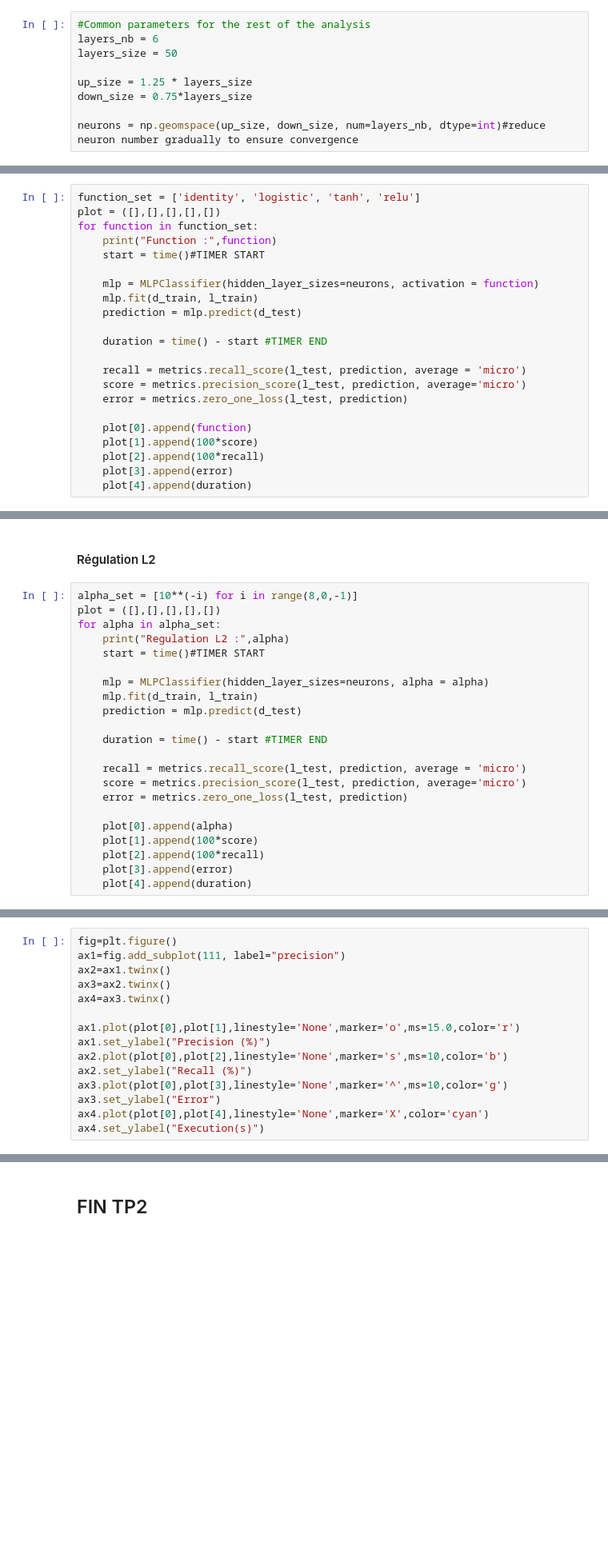
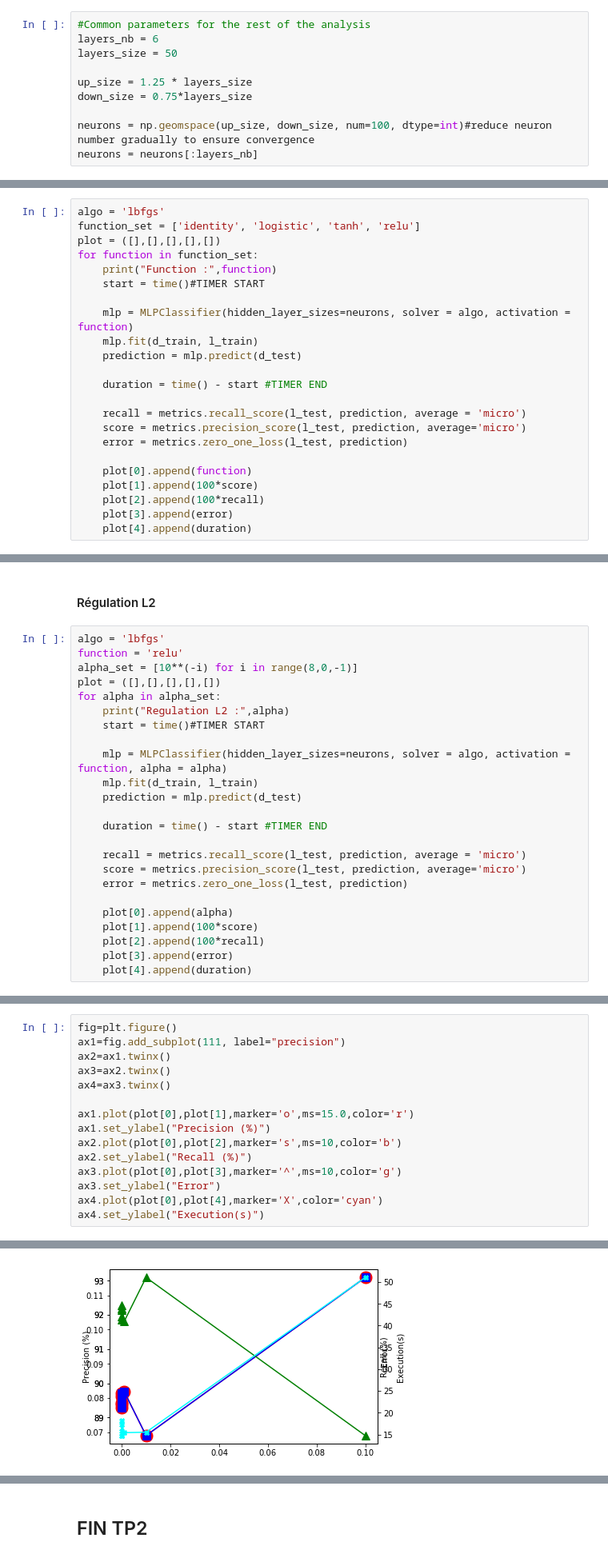
Before and after one commit to NyuB/TP_AP_Sup, a Jupyter notebook: TP2_ANN/TP2_ANN.ipynb, the cells around one changed output, grey strips where cells are left out. Shown: that part at 80% size. Cells and saved outputs as stored; diff of their text form; blank space fills up the shorter version.

```diff
--- a/TP2_ANN/TP2_ANN.ipynb
+++ b/TP2_ANN/TP2_ANN.ipynb
@@ -184,7 +184,8 @@ layers_size = 50
 up_size = 1.25 * layers_size
 down_size = 0.75*layers_size
 
-neurons = np.geomspace(up_size, down_size, num=layers_nb, dtype=int)#reduce neuron number gradually to ensure convergence
+neurons = np.geomspace(up_size, down_size, num=100, dtype=int)#reduce neuron number gradually to ensure convergence
+neurons = neurons[:layers_nb]
 # %% [markdown]
 #### Algorithmes d'optimisation
 # %%
@@ -227,13 +238,14 @@ ax4.set_ylabel("Execution(s)")
 # %% [markdown]
 #### Fonctions d'activations
 # %%
+algo = 'lbfgs'
 function_set = ['identity', 'logistic', 'tanh', 'relu']
 plot = ([],[],[],[],[])
 for function in function_set:
     print("Function :",function)
     start = time()#TIMER START
 
-    mlp = MLPClassifier(hidden_layer_sizes=neurons, activation = function)
+    mlp = MLPClassifier(hidden_layer_sizes=neurons, solver = algo, activation = function)
     mlp.fit(d_train, l_train)
     prediction = mlp.predict(d_test)
 
@@ -266,13 +289,15 @@ ax4.set_ylabel("Execution(s)")
 # %% [markdown]
 #### Régulation L2
 # %%
+algo = 'lbfgs'
+function = 'relu'
 alpha_set = [10**(-i) for i in range(8,0,-1)]
 plot = ([],[],[],[],[])
 for alpha in alpha_set:
     print("Regulation L2 :",alpha)
     start = time()#TIMER START
 
-    mlp = MLPClassifier(hidden_layer_sizes=neurons, alpha = alpha)
+    mlp = MLPClassifier(hidden_layer_sizes=neurons, solver = algo, activation = function, alpha = alpha)
     mlp.fit(d_train, l_train)
     prediction = mlp.predict(d_test)
 
@@ -294,11 +328,12 @@ ax2=ax1.twinx()
 ax3=ax2.twinx()
 ax4=ax3.twinx()
 
-ax1.plot(plot[0],plot[1],linestyle='None',marker='o',ms=15.0,color='r')
+ax1.plot(plot[0],plot[1],marker='o',ms=15.0,color='r')
 ax1.set_ylabel("Precision (%)")
-ax2.plot(plot[0],plot[2],linestyle='None',marker='s',ms=10,color='b')
+ax2.plot(plot[0],plot[2],marker='s',ms=10,color='b')
 ax2.set_ylabel("Recall (%)")
-ax3.plot(plot[0],plot[3],linestyle='None',marker='^',ms=10,color='g')
+ax3.plot(plot[0],plot[3],marker='^',ms=10,color='g')
 ax3.set_ylabel("Error")
-ax4.plot(plot[0],plot[4],linestyle='None',marker='X',color='cyan')
+ax4.plot(plot[0],plot[4],marker='X',color='cyan')
 ax4.set_ylabel("Execution(s)")
+# %% [output]
@@ -304,0 +341 @@ ax4.set_ylabel("Execution(s)")
+[figure, added]
```
Also changed, not shown: parts of 11 cells of this notebook, 1 other file.
